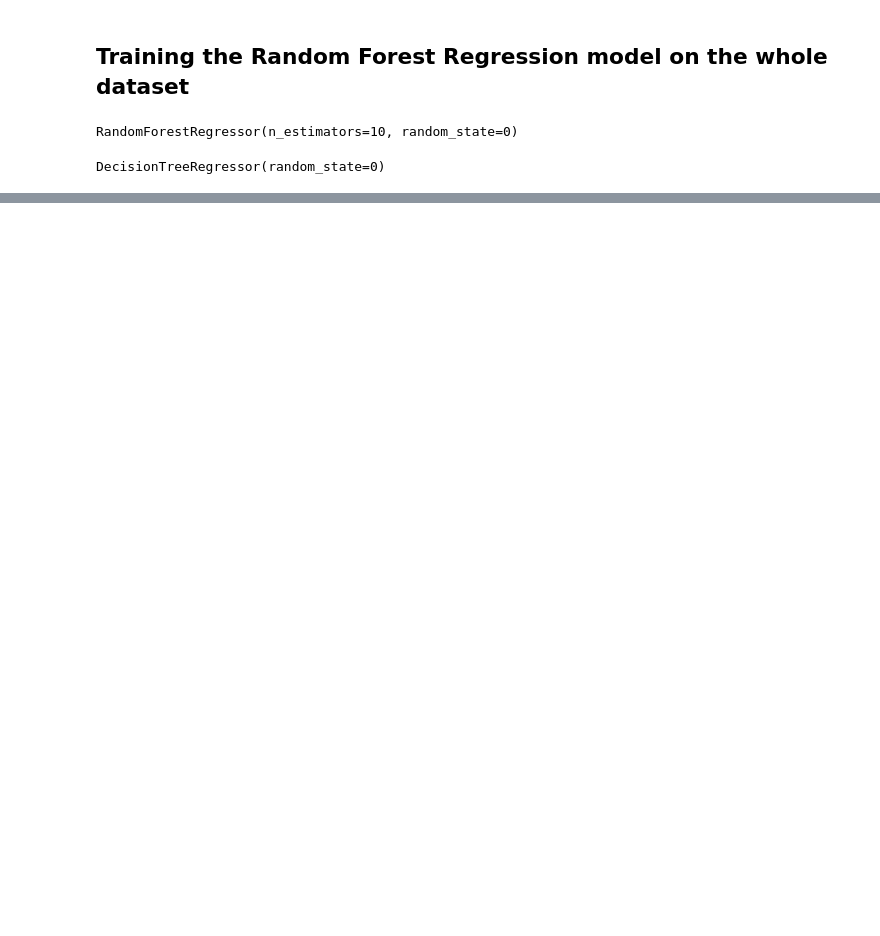
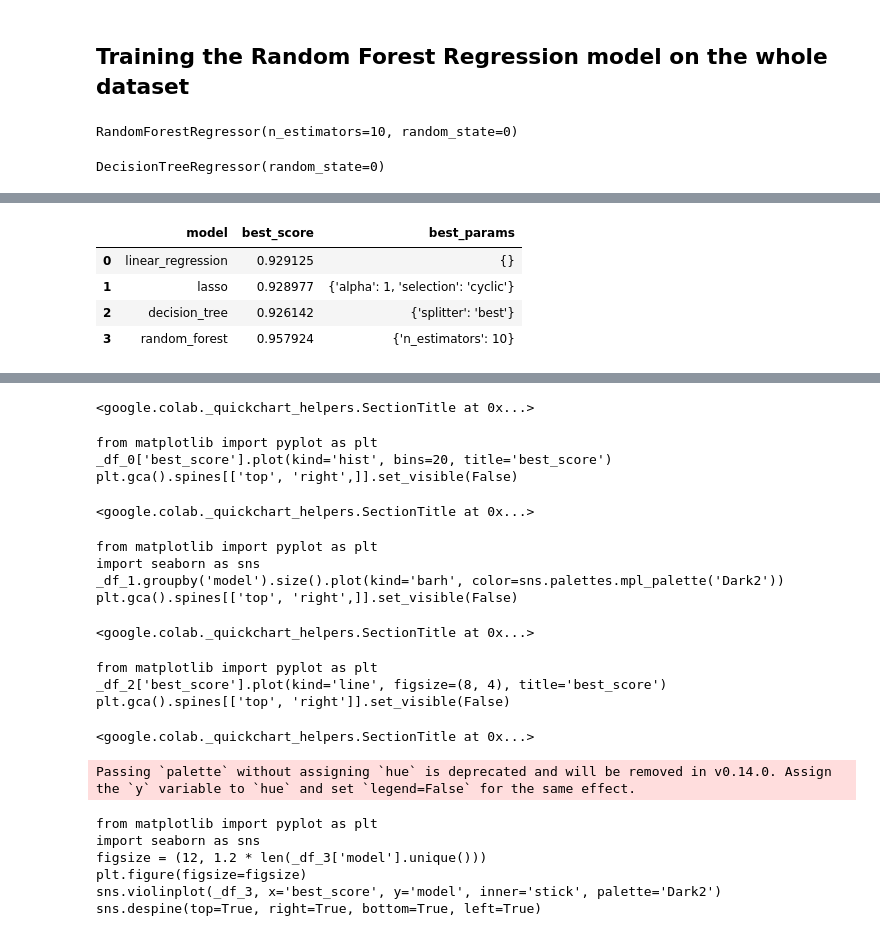
Before and after one commit to mmayeedsa/RegressionModels, a Jupyter notebook: regression.ipynb, the cells around one changed output, grey strips where cells are left out. Saved outputs shown, nothing was run; the diff lists cells and outputs as text; code cells hidden in the pictures; blank space fills up the shorter version.

```diff
--- a/regression.ipynb
+++ b/regression.ipynb
@@ -59,0 +83,48 @@ print(dirr2_score)
+# %%
+def find_best_model_using_gridsearchcv(X,y):
+    algos = {
+        'linear_regression' : {
+            'model': LinearRegression(),
+            'params': {
+            }
+        },
+        'lasso': {
+            'model': Lasso(),
+            'params': {
+                'alpha': [1,2],
+                'selection': ['random', 'cyclic']
+            }
+        },
+        'decision_tree': {
+            'model': DecisionTreeRegressor(),
+            'params': {
+                'splitter': ['best','random']
+            }
+        },
+        'random_forest': {
+            'model': RandomForestRegressor(),
+            'params': {
+                'n_estimators': [1,5,10]
+            }
+        }
+    }
+    scores = []
+    cv = ShuffleSplit(n_splits=5, test_size=0.2, random_state=0)
+    for algo_name, config in algos.items():
+        gs =  GridSearchCV(config['model'], config['params'], cv=cv, return_train_score=False)
+        gs.fit(X,y)
+        scores.append({
+            'model': algo_name,
+            'best_score': gs.best_score_,
+            'best_params': gs.best_params_
+        })
+
+    return pd.DataFrame(scores,columns=['model','best_score','best_params'])
+
+find_best_model_using_gridsearchcv(X,y)
+# %% [output]
+|  | model | best_score | best_params |
+| 0 | linear_regression | 0.929125 | {} |
+| 1 | lasso | 0.928977 | {'alpha': 1, 'selection': 'cyclic'} |
+| 2 | decision_tree | 0.926142 | {'splitter': 'best'} |
+| 3 | random_forest | 0.957924 | {'n_estimators': 10} |
@@ -59,0 +132,21 @@ print(dirr2_score)
+<google.colab._quickchart_helpers.SectionTitle at 0x...>
+from matplotlib import pyplot as plt
+_df_0['best_score'].plot(kind='hist', bins=20, title='best_score')
+plt.gca().spines[['top', 'right',]].set_visible(False)
+<google.colab._quickchart_helpers.SectionTitle at 0x...>
+from matplotlib import pyplot as plt
+import seaborn as sns
+_df_1.groupby('model').size().plot(kind='barh', color=sns.palettes.mpl_palette('Dark2'))
+plt.gca().spines[['top', 'right',]].set_visible(False)
+<google.colab._quickchart_helpers.SectionTitle at 0x...>
+from matplotlib import pyplot as plt
+_df_2['best_score'].plot(kind='line', figsize=(8, 4), title='best_score')
+plt.gca().spines[['top', 'right']].set_visible(False)
+<google.colab._quickchart_helpers.SectionTitle at 0x...>
+Passing `palette` without assigning `hue` is deprecated and will be removed in v0.14.0. Assign the `y` variable to `hue` and set `legend=False` for the same effect.
+from matplotlib import pyplot as plt
+import seaborn as sns
+figsize = (12, 1.2 * len(_df_3['model'].unique()))
+plt.figure(figsize=figsize)
+sns.violinplot(_df_3, x='best_score', y='model', inner='stick', palette='Dark2')
+sns.despine(top=True, right=True, bottom=True, left=True)
```
Also changed, not shown: parts of 8 cells of this notebook.
